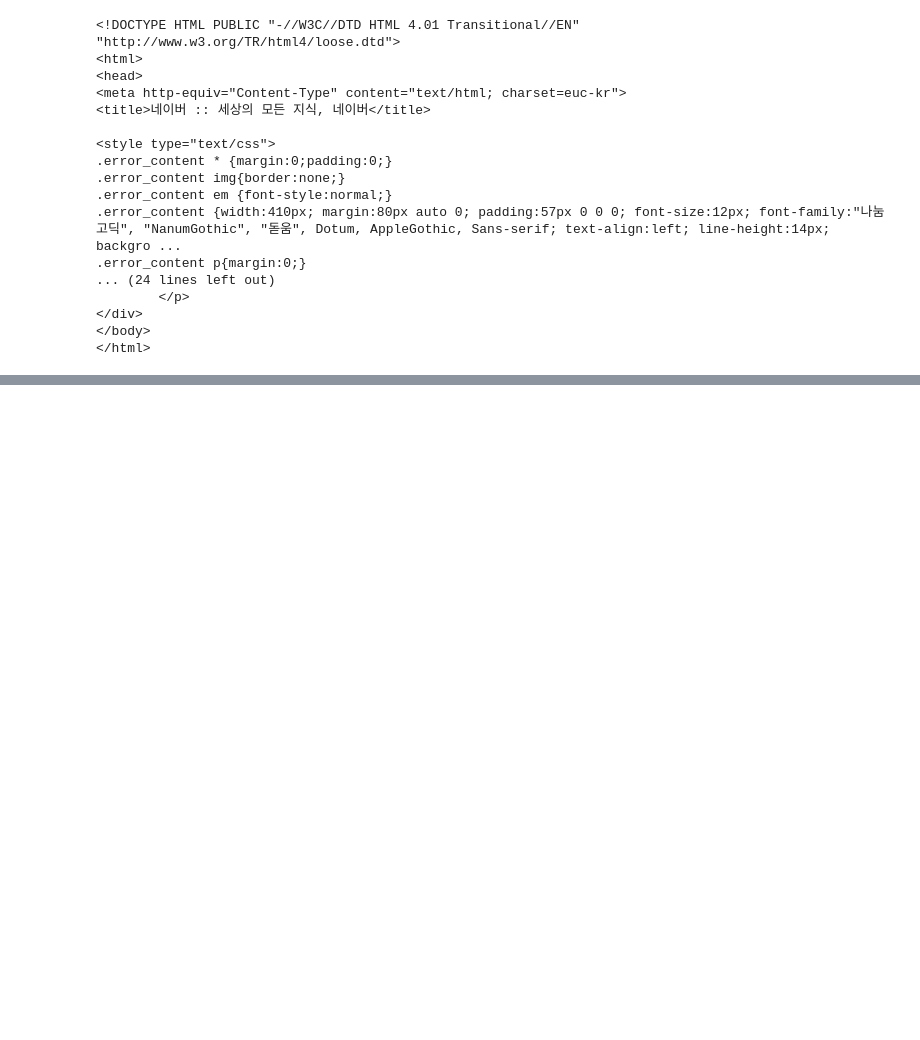
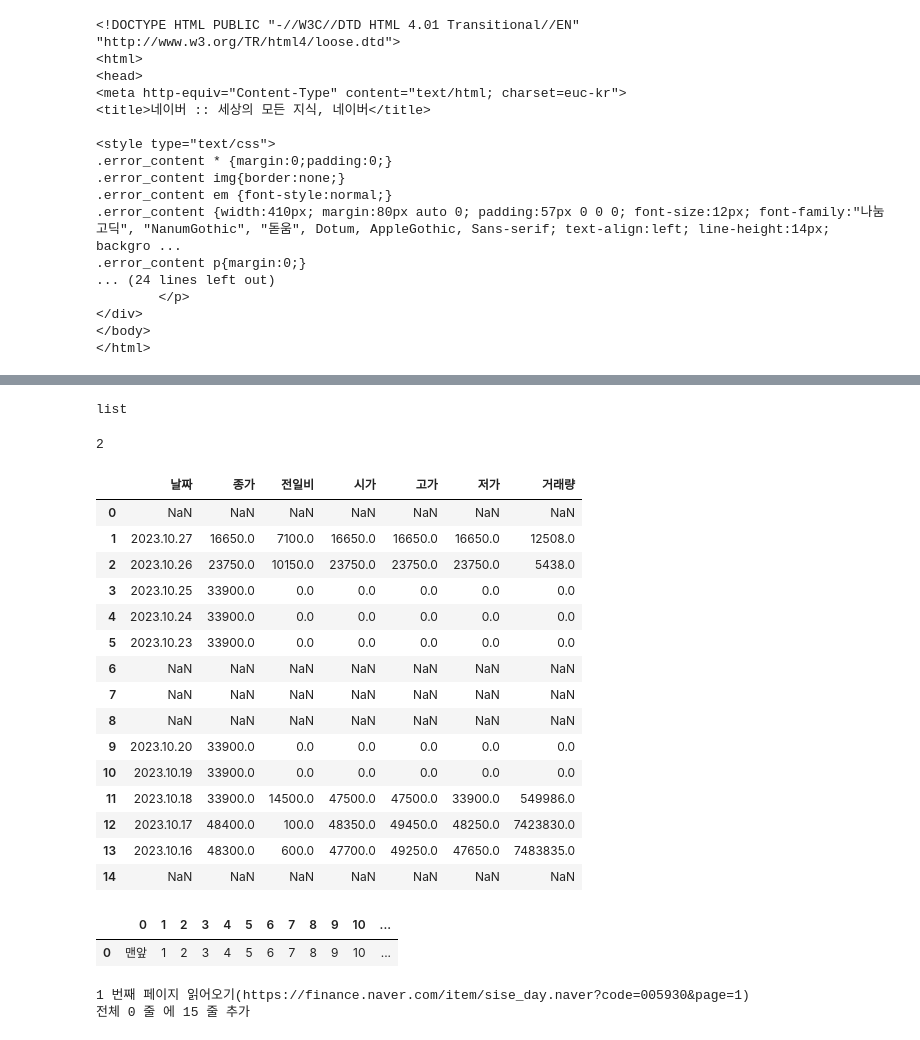
Before and after one commit to KimHyoJun99/LIKELION_AI, a Jupyter notebook: Data_TIL/Practice/stock.ipynb, the cells around one changed output, grey strips where cells are left out. Drawn from its saved outputs; the diff is of its cells as text; code cells hidden in the pictures; blank space fills up the shorter version.

```diff
--- a/Data_TIL/Practice/stock.ipynb
+++ b/Data_TIL/Practice/stock.ipynb
@@ -54,3 +54,39 @@ print(page.text)
         </script>
 
 </body>
+# %%
+import pandas as pd
+
+pages = pd.read_html(page.text)  # HTML 페이지에서 테이블 추출
+
+type(pages)
+# %% [output]
+list
+# %%
+len(pages)
+# %% [output]
+2
+# %%
+pages[0]
+# %% [output]
+|  | 날짜 | 종가 | 전일비 | 시가 | 고가 | 저가 | 거래량 |
+| 0 | NaN | NaN | NaN | NaN | NaN | NaN | NaN |
+| 1 | 2023.10.27 | 16650.0 | 7100.0 | 16650.0 | 16650.0 | 16650.0 | 12508.0 |
+| 2 | 2023.10.26 | 23750.0 | 10150.0 | 23750.0 | 23750.0 | 23750.0 | 5438.0 |
+| 3 | 2023.10.25 | 33900.0 | 0.0 | 0.0 | 0.0 | 0.0 | 0.0 |
+| 4 | 2023.10.24 | 33900.0 | 0.0 | 0.0 | 0.0 | 0.0 | 0.0 |
+| 5 | 2023.10.23 | 33900.0 | 0.0 | 0.0 | 0.0 | 0.0 | 0.0 |
+| 6 | NaN | NaN | NaN | NaN | NaN | NaN | NaN |
+| 7 | NaN | NaN | NaN | NaN | NaN | NaN | NaN |
+| 8 | NaN | NaN | NaN | NaN | NaN | NaN | NaN |
+| 9 | 2023.10.20 | 33900.0 | 0.0 | 0.0 | 0.0 | 0.0 | 0.0 |
+| 10 | 2023.10.19 | 33900.0 | 0.0 | 0.0 | 0.0 | 0.0 | 0.0 |
+| 11 | 2023.10.18 | 33900.0 | 14500.0 | 47500.0 | 47500.0 | 33900.0 | 549986.0 |
+| 12 | 2023.10.17 | 48400.0 | 100.0 | 48350.0 | 49450.0 | 48250.0 | 7423830.0 |
+| 13 | 2023.10.16 | 48300.0 | 600.0 | 47700.0 | 49250.0 | 47650.0 | 7483835.0 |
+| 14 | NaN | NaN | NaN | NaN | NaN | NaN | NaN |
+# %%
+pages[1]
+# %% [output]
+|  | 0 | 1 | 2 | 3 | 4 | 5 | 6 | 7 | 8 | 9 | 10 | ... |
+| 0 | 맨앞 | 1 | 2 | 3 | 4 | 5 | 6 | 7 | 8 | 9 | 10 | ... |
@@ -56,0 +98,15 @@ print(page.text)
+# %%
+for page_number in range(1, 2):
+    full_url = new_url + str(page_number)
+
+    print(f"{page_number} 번째 페이지 읽어오기({full_url})")
+
+    page = requests.get(full_url, headers=my_headers)
+    table = pd.read_html(page.text)[0]
+
+    print(f"전체 {len(all_tables.index)} 줄 에 {len(table.index)} 줄 추가")
+
+    all_tables = pd.concat([all_tables, table])
+# %% [output]
+1 번째 페이지 읽어오기(https://finance.naver.com/item/sise_day.naver?code=005930&page=1)
+전체 0 줄 에 15 줄 추가
```
Also changed, not shown: parts of 14 cells of this notebook.
